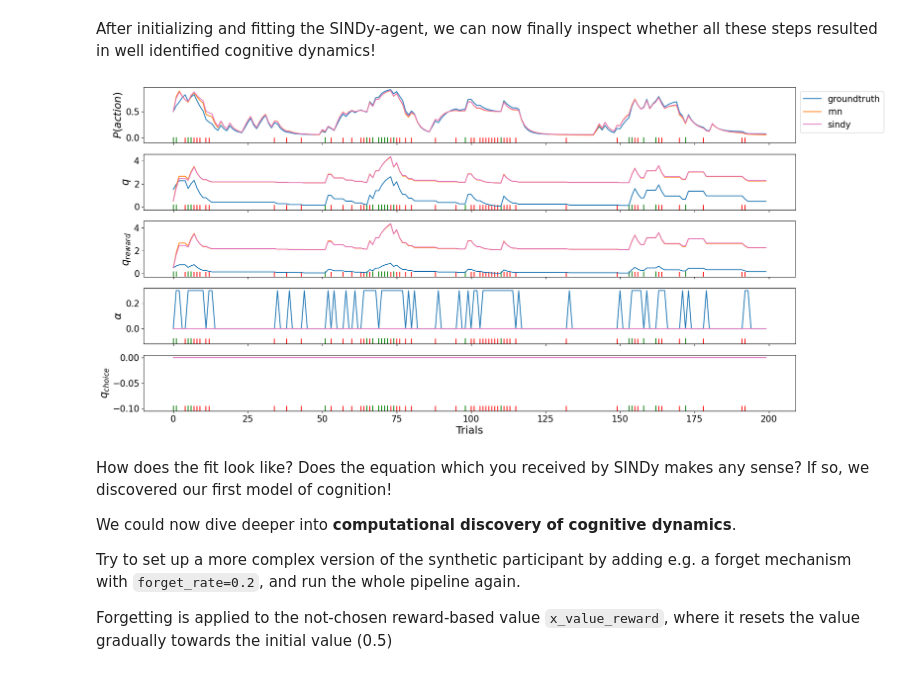
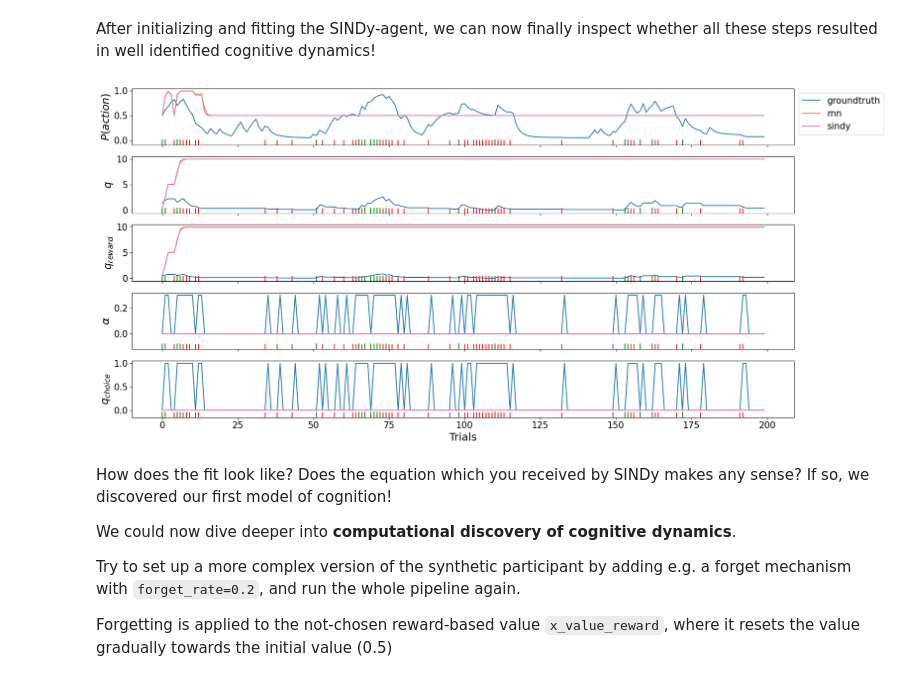
Before and after one commit to AlexanderDitz/Master_Learning_DecisionMaking, a Jupyter notebook: tutorials/tutorial_spice.ipynb, the cells around one changed output. Saved outputs shown, nothing was run; the diff lists cells and outputs as text; code cells hidden in the pictures.

```diff
--- a/tutorials/tutorial_spice.ipynb
+++ b/tutorials/tutorial_spice.ipynb
@@ -240,6 +242,11 @@ class RLRNN(BaseRNN):
 
         for timestep, action, reward in zip(timesteps, actions, rewards):
 
+            # record the inputs for training SINDy later on
+            self.record_signal('c_action', action)
+            self.record_signal('c_reward', reward)
+            self.record_signal('x_value_reward_chosen', self.state['x_value_reward'])
+
             # Let's perform the belief update for the reward-based value of the chosen option
             # since all values are given to the rnn-module (independent of each other), the chosen value is selected by setting the action to the chosen one
             # if we would like to perform a similar update by calling a rnn-module for the non-chosen action, we would set the parameter to action=1-action.
@@ -258,10 +265,6 @@ class RLRNN(BaseRNN):
             # Now keep track of this value in the output array
             logits[timestep] = self.state['x_value_reward']
 
-            # record the inputs for training SINDy later on
-            self.record_signal('c_action', action)
-            self.record_signal('c_reward', reward)
-
         # post-process the forward pass; give here as inputs the logits, batch_first and all values from the memory state
         # self.state['x_value_reward'] = value_reward
         logits = self.post_forward_pass(logits, batch_first)
@@ -403,7 +335,7 @@ But before doing that, we have to define the exact architecture in the forms of
 list_rnn_modules = ['x_value_reward_chosen']
 
 # A list of all the control signals which are used as inputs to any of the RNN-modules
-list_control_parameters = ['c_action', 'c_reward']
+list_control_signals = ['c_action', 'c_reward']
 
 # Setup of the SINDy library
 # Determines which terms are allowed as control inputs to each SINDy model in a dictionary.
@@ -432,19 +368,18 @@ filter_setup = {
 # %%
-from resources.sindy_utils import create_dataset as create_dataset_sindy
-from resources.sindy_training import fit_model as fit_model_sindy
-from resources.bandits import AgentSindy
+from resources.sindy_training import fit_spice
 
-agent_sindy = fit_model_sindy(
+agent_spice, loss_sindy = fit_spice(
     rnn_modules=list_rnn_modules,
-    control_parameters=list_control_parameters,
+    control_signals=list_control_signals,
     agent=agent_rnn,
-    data=environment,
+    data=dataset,
     polynomial_degree=2,
     library_setup=library_setup,
     filter_setup=filter_setup,
     optimizer_threshold=0.05,
-    optimizer_alpha=1,
+    optimizer_alpha=0.1,
     verbose=True,
+    participant_id=0,
 )
 # %% [output]
 SINDy model for x_value_reward_chosen:
@@ -483,12 +421,12 @@ By interpreting the identified equation, we can see that the pipeline was able t
 After initializing and fitting the SINDy-agent, we can now finally inspect whether all these steps resulted in well identified cognitive dynamics!
 # %%
 # get analysis plot
-agents = {'groundtruth': agent, 'rnn': agent_rnn, 'sindy': agent_sindy}
+agents = {'groundtruth': agent, 'rnn': agent_rnn, 'sindy': agent_spice}
 
 fig, axs = plot_session(agents, dataset.xs[0])
 plt.show()
 # %% [output]
-[figure, old version]
+[figure, new version]
 # %% [markdown]
 How does the fit look like? Does the equation which you received by SINDy makes any sense? If so, we discovered our first model of cognition!
 
```
Also changed, not shown: parts of 52 cells of this notebook, 11 other files.
